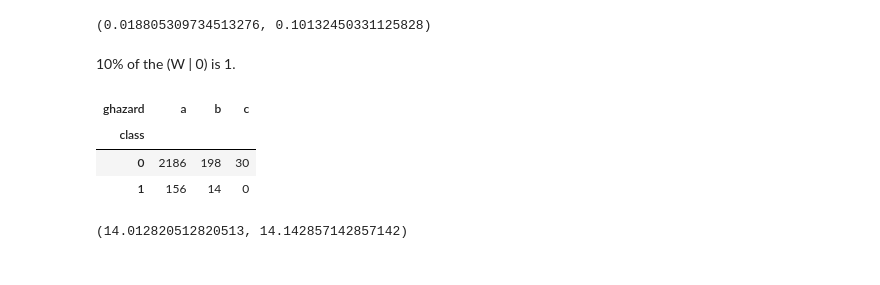
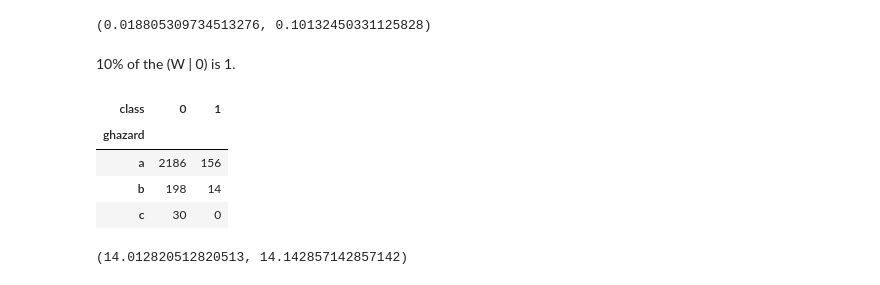
Before and after one commit to royn5618/Medium_Blog_Codes, a Jupyter notebook: Predicting Hazardrous Seismic Bumps/Predicting_Seismic_Bumps.ipynb, the cells around one changed output. Cells and saved outputs as stored; diff of their text form; code cells hidden in the pictures.

```diff
--- a/Predicting Hazardrous Seismic Bumps/Predicting_Seismic_Bumps.ipynb
+++ b/Predicting Hazardrous Seismic Bumps/Predicting_Seismic_Bumps.ipynb
@@ -233,13 +241,14 @@ data_crosstab.reset_index()
 # %% [markdown]
 10% of the (W | 0) is 1.
 # %%
-data_crosstab = pd.crosstab(df[label], df['ghazard'])
+data_crosstab = pd.crosstab(df['ghazard'], df[label])
 data_crosstab
 # %% [output]
-| ghazard | a | b | c |
-| class |  |  |  |
-| 0 | 2186 | 198 | 30 |
-| 1 | 156 | 14 | 0 |
+| class | 0 | 1 |
+| ghazard |  |  |
+| a | 2186 | 156 |
+| b | 198 | 14 |
+| c | 30 | 0 |
 # %%
 2186/156, 198/14
 # %% [output]
```
Also changed, not shown: parts of 14 cells of this notebook, 1 other file.
